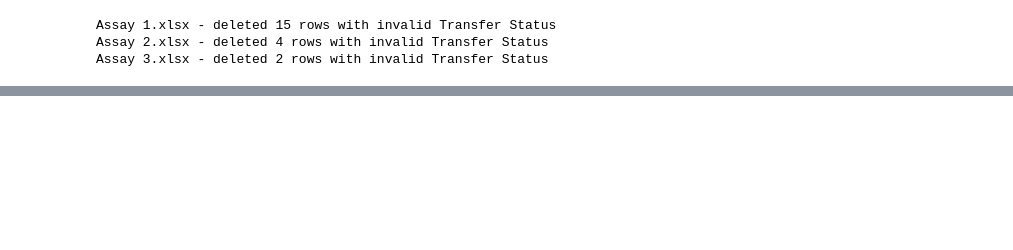
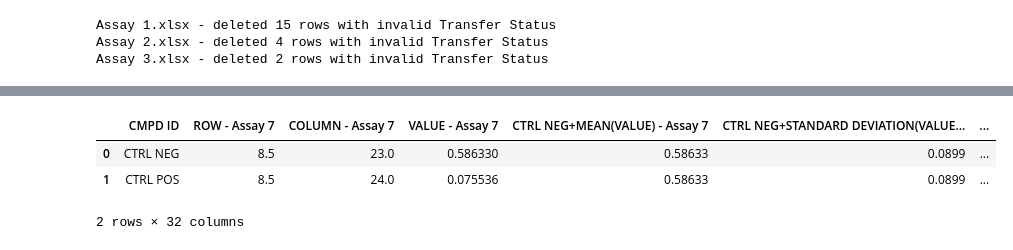
Before and after one commit to zuzg/drug-screening, a Jupyter notebook: notebooks/test_projections_plotly.ipynb, the cells around one changed output, grey strips where cells are left out. Cells and saved outputs as stored; diff of their text form; code cells hidden in the pictures; blank space fills up the shorter version.

```diff
--- a/notebooks/test_projections_plotly.ipynb
+++ b/notebooks/test_projections_plotly.ipynb
@@ -18,3 +26,11 @@ combined = combine_assays(df_list)
+# %%
+controls = combine_controls(df_list)
+controls
+# %% [output]
+|  | CMPD ID | ROW - Assay 7 | COLUMN - Assay 7 | VALUE - Assay 7 | CTRL NEG+MEAN(VALUE) - Assay 7 | CTRL NEG+STANDARD DEVIATION(VALUE... | ... |
+| 0 | CTRL NEG | 8.5 | 23.0 | 0.586330 | 0.58633 | 0.0899 | ... |
+| 1 | CTRL POS | 8.5 | 24.0 | 0.075536 | 0.58633 | 0.0899 | ... |
+2 rows × 32 columns
 # %%
 df_prepared = get_activation_inhibition(combined)
 # df_prepared.head()
```
Also changed, not shown: parts of 1 cell of this notebook.
